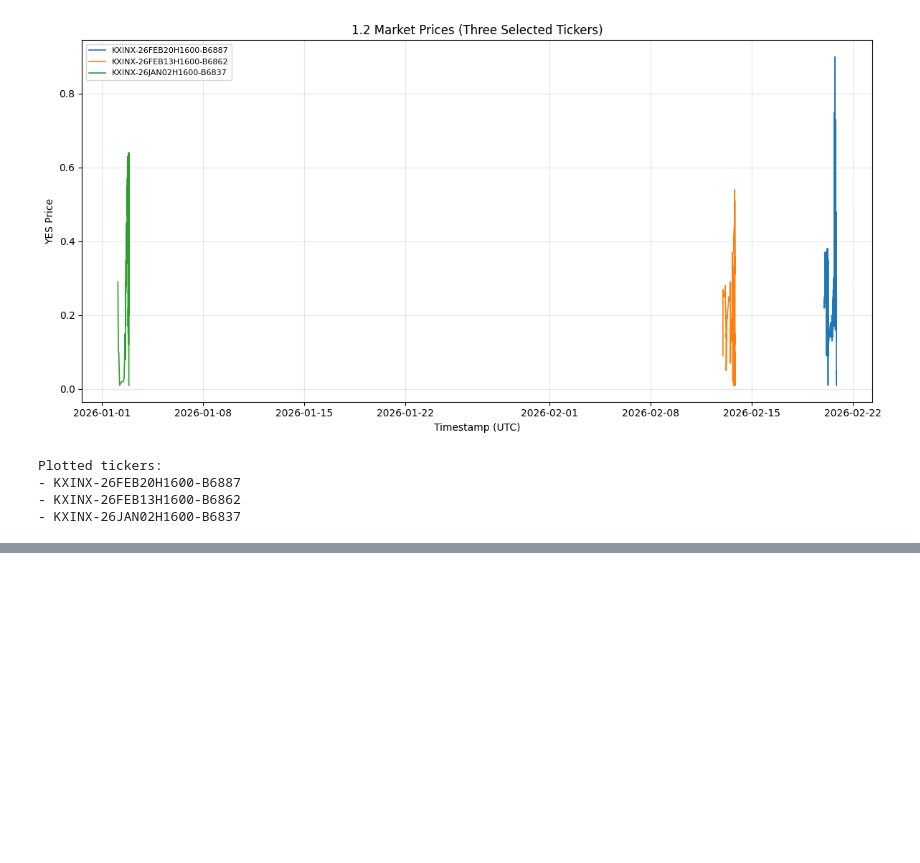
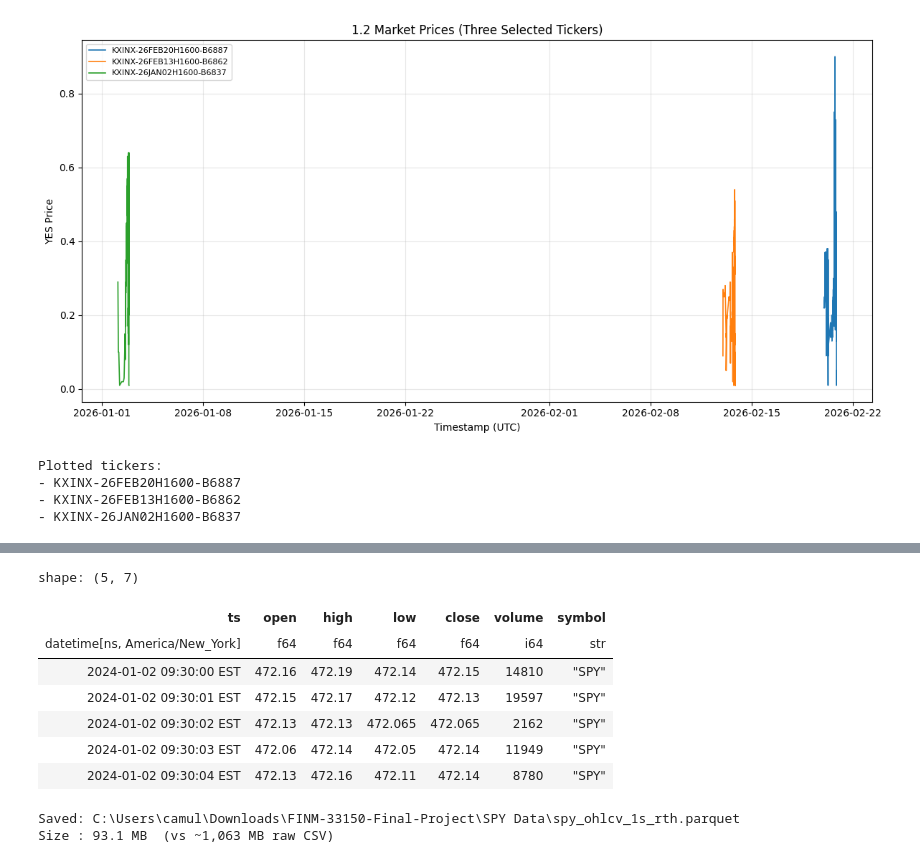
Before and after one commit to chris-mulligan-50/FINM-33150-Quantitative-Trading-Strategies-Final-Project-Kalshi-Market-Making-, a Jupyter notebook: Data-Exploration/data_pull.ipynb, the cells around one changed output, grey strips where cells are left out. Drawn from its saved outputs; the diff is of its cells as text; code cells hidden in the pictures; blank space fills up the shorter version.

```diff
--- a/Data-Exploration/data_pull.ipynb
+++ b/Data-Exploration/data_pull.ipynb
@@ -917,0 +959,18 @@ Plotted tickers:
+# %%
+# 2.3
+# SPY Data: Load per-day data availability log
+
+with open(SPY_DATA_DIR / "condition.json") as f:
+    condition_raw = json.load(f)
+
+condition = (
+    pl.from_dicts(condition_raw)
+    .with_columns(
+        pl.col("date").str.strptime(pl.Date, "%Y-%m-%d"),
+        pl.col("last_modified_date").str.strptime(pl.Date, "%Y-%m-%d"),
+    )
+)
+
+print(f"Total days in condition file : {condition.height:,}")
+print(condition.group_by("condition").len().sort("condition"))
+condition.head()
@@ -917,0 +995,37 @@ Plotted tickers:
+# %%
+# 2.4
+# SPY Data: Load 1-second OHLCV from Databento XNAS ITCH
+# Source: xnas-itch-20240101-20260225.ohlcv-1s.SPY.csv (~1 GB, sparse rows)
+# Timestamps are nanosecond UTC; convert to America/New_York and keep RTH only (9:30–16:00).
+
+spy = (
+    pl.scan_csv(
+        SPY_DATA_DIR / "xnas-itch-20240101-20260225.ohlcv-1s.SPY.csv",
+        schema_overrides={"ts_event": pl.String},
+    )
+    .with_columns(
+        pl.col("ts_event")
+          .str.strptime(pl.Datetime(time_unit="ns", time_zone="UTC"),
+                        "%Y-%m-%dT%H:%M:%S%.9fZ")
+          .dt.convert_time_zone("America/New_York")
+          .alias("ts"),
+        pl.col("open").cast(pl.Float64),
+        pl.col("high").cast(pl.Float64),
+        pl.col("low").cast(pl.Float64),
+        pl.col("close").cast(pl.Float64),
+        pl.col("volume").cast(pl.Int64),
+    )
+    .select(["ts", "open", "high", "low", "close", "volume", "symbol"])
+    .filter(
+        ((pl.col("ts").dt.hour() == 9) & (pl.col("ts").dt.minute() >= 30)) |
+        (pl.col("ts").dt.hour() > 9)
+    )
+    .filter(pl.col("ts").dt.hour() < 16)
+    .sort("ts")
+    .collect()
+)
+
+print(f"SPY 1-second rows (RTH): {spy.height:,}")
+print(f"Date range: {spy['ts'].min()}  →  {spy['ts'].max()}")
+spy.head()
+# %% [output]
@@ -917,0 +1034,22 @@ Plotted tickers:
+shape: (5, 7)
+| ts | open | high | low | close | volume | symbol |
+| datetime[ns, America/New_York] | f64 | f64 | f64 | f64 | i64 | str |
+| 2024-01-02 09:30:00 EST | 472.16 | 472.19 | 472.14 | 472.15 | 14810 | "SPY" |
+| 2024-01-02 09:30:01 EST | 472.15 | 472.17 | 472.12 | 472.13 | 19597 | "SPY" |
+| 2024-01-02 09:30:02 EST | 472.13 | 472.13 | 472.065 | 472.065 | 2162 | "SPY" |
+| 2024-01-02 09:30:03 EST | 472.06 | 472.14 | 472.05 | 472.14 | 11949 | "SPY" |
+| 2024-01-02 09:30:04 EST | 472.13 | 472.16 | 472.11 | 472.14 | 8780 | "SPY" |
+# %%
+# 2.5
+# SPY Data: Save cleaned RTH data to parquet
+# Parquet is columnar + compressed — expect ~95% size reduction vs the raw CSV.
+
+out_path = SPY_DATA_DIR / "spy_ohlcv_1s_rth.parquet"
+spy.write_parquet(out_path, compression="zstd", compression_level=3)
+
+size_mb = out_path.stat().st_size / 1e6
+print(f"Saved: {out_path.resolve()}")
+print(f"Size : {size_mb:.1f} MB  (vs ~1,063 MB raw CSV)")
+# %% [output]
+Saved: C:\Users\camul\Downloads\FINM-33150-Final-Project\SPY Data\spy_ohlcv_1s_rth.parquet
+Size : 93.1 MB  (vs ~1,063 MB raw CSV)
```
Also changed, not shown: parts of 7 cells of this notebook, 11 other files.
